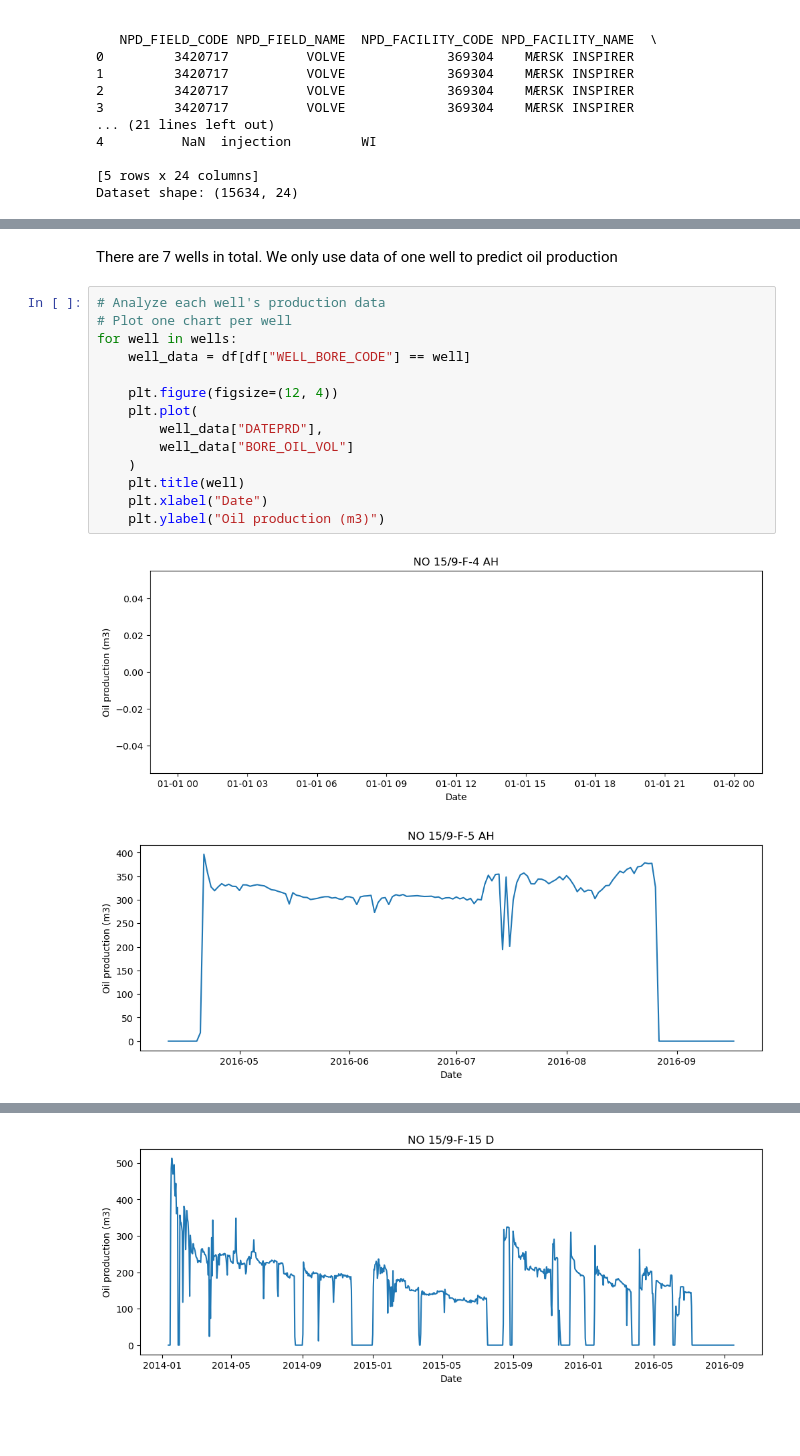
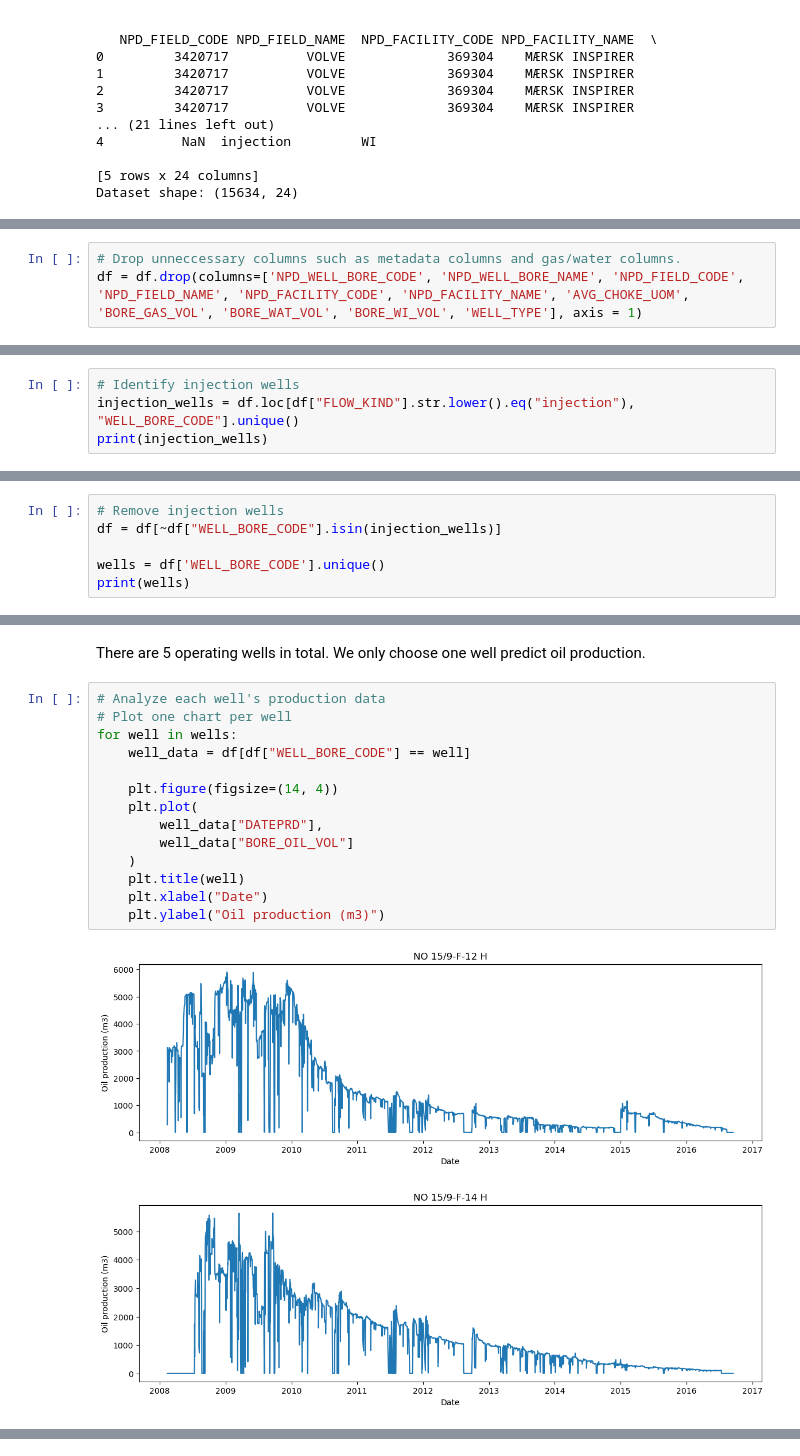
Before and after one commit to ThyPhan05/Volve-oil-production-prediction, a Jupyter notebook: notebook/EDA.ipynb, the cells around one changed output, grey strips where cells are left out. Saved outputs shown, nothing was run; the diff lists cells and outputs as text; blank space fills up the shorter version.

```diff
--- a/notebook/EDA.ipynb
+++ b/notebook/EDA.ipynb
@@ -76,0 +57,3 @@ print(wells)
+# %%
+# Drop unneccessary columns such as metadata columns and gas/water columns.
+df = df.drop(columns=['NPD_WELL_BORE_CODE', 'NPD_WELL_BORE_NAME', 'NPD_FIELD_CODE', 'NPD_FIELD_NAME', 'NPD_FACILITY_CODE', 'NPD_FACILITY_NAME', 'AVG_CHOKE_UOM', 'BORE_GAS_VOL', 'BORE_WAT_VOL', 'BORE_WI_VOL', 'WELL_TYPE'], axis = 1)
@@ -76,0 +75,4 @@ print(wells)
+# %%
+# Identify injection wells
+injection_wells = df.loc[df["FLOW_KIND"].str.lower().eq("injection"), "WELL_BORE_CODE"].unique()
+print(injection_wells)
@@ -76,0 +81,6 @@ print(wells)
+# %%
+# Remove injection wells
+df = df[~df["WELL_BORE_CODE"].isin(injection_wells)]
+
+wells = df['WELL_BORE_CODE'].unique()
+print(wells)
@@ -77,19 +90,19 @@ print(wells)
 # %% [markdown]
-There are 7 wells in total. We only use data of one well to predict oil production
+There are 5 operating wells in total. We only choose one well predict oil production.
 # %%
 # Analyze each well's production data
 # Plot one chart per well
 for well in wells:
     well_data = df[df["WELL_BORE_CODE"] == well]
 
-    plt.figure(figsize=(12, 4))
+    plt.figure(figsize=(14, 4))
     plt.plot(
         well_data["DATEPRD"],
         well_data["BORE_OIL_VOL"]
     )
     plt.title(well)
     plt.xlabel("Date")
     plt.ylabel("Oil production (m3)")
 # %% [output]
-[figure, old version]
+[figure, new version]
-[figure, old version]
+[figure, new version]
@@ -99 +111,0 @@ for well in wells:
-[figure, removed]
```
Also changed, not shown: parts of 20 cells of this notebook.
